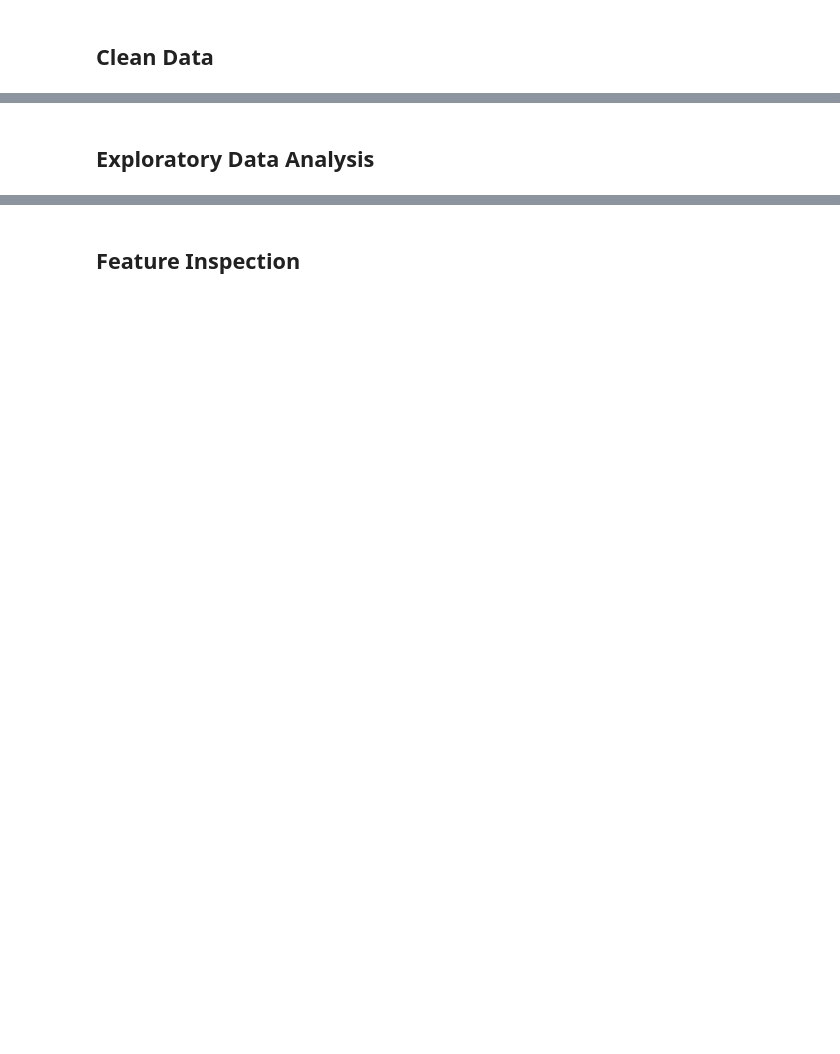
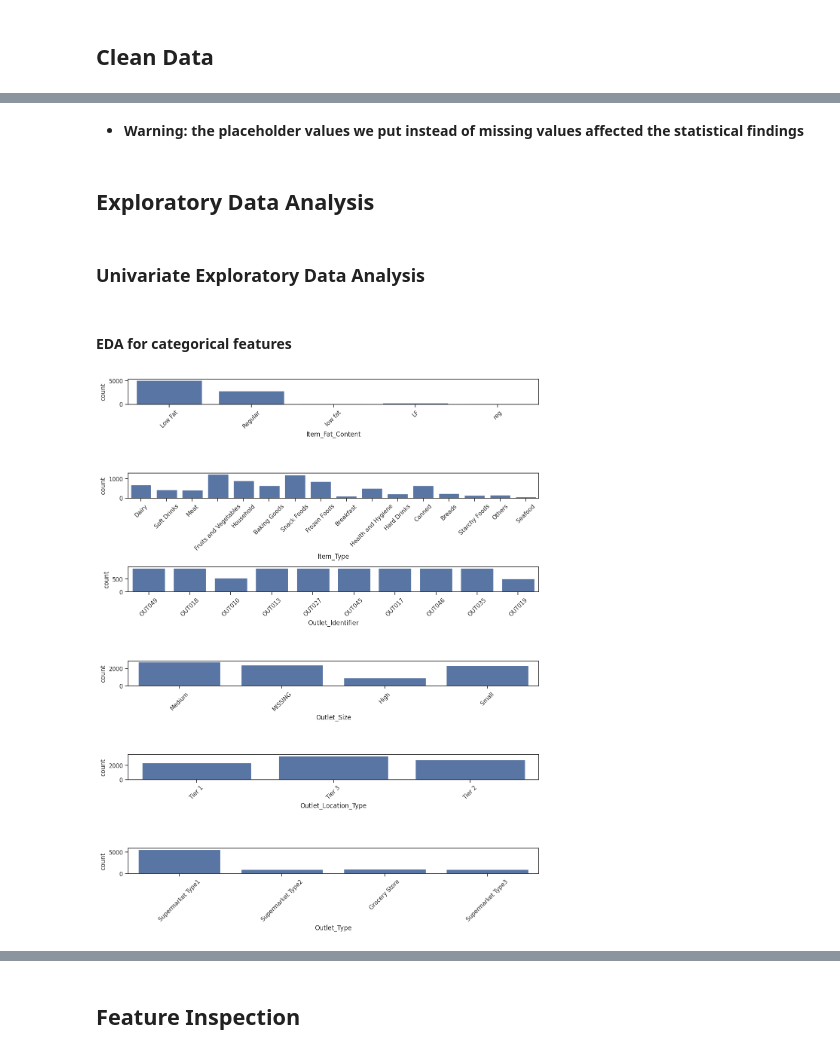
Before and after one commit to YassinDhaya/Prediction-of-Product-Sales, a Jupyter notebook: Prediction_of_Product_Sales.ipynb, the cells around one changed output, grey strips where cells are left out. Drawn from its saved outputs; the diff is of its cells as text; code cells hidden in the pictures; blank space fills up the shorter version.

```diff
--- a/Prediction_of_Product_Sales.ipynb
+++ b/Prediction_of_Product_Sales.ipynb
@@ -12,0 +165,4 @@
+# %%
+# save list of numeric column names (Hint: select_dtypes)
+num_cols = df.select_dtypes('number').columns
+num_cols
@@ -12,0 +173,3 @@
+# %%
+# use the list of num columns to fill null values with -1
+df[num_cols] = df[num_cols].fillna(-1)
@@ -12,0 +199,4 @@
+# %%
+# Save a list of object columns
+obj_cols = df.select_dtypes('object').columns
+obj_cols
@@ -12,0 +226,8 @@
+# %%
+# loop through the list of string columns
+for i in obj_cols:
+  v = df[i].value_counts()
+  # print the value counts for the column
+  print(f'The value count of {i} is\n{v}')
+  # Print an empty line for readability
+  print('\n')
@@ -13,2 +287,28 @@
+# %% [markdown]
+- **Warning: the placeholder values we put instead of missing values affected the statistical findings**
 # %% [markdown]
 ## Exploratory Data Analysis
+# %% [markdown]
+### Univariate Exploratory Data Analysis
+# %% [markdown]
+#### EDA for categorical features
+# %%
+import matplotlib.pyplot as plt
+import seaborn as sns
+# Assuming you have your DataFrame `df1` already prepared
+df2= df[cat_cols].drop(columns= ['Item_Identifier'])
+cat_cols_len = len(df2.columns)
+# Create subplots efficiently using `subplots_adjust`
+fig, axes = plt.subplots(nrows=len(df2.columns), ncols=1, figsize=(12,15))  # Adjust figsize as needed
+
+# Iterate through columns and create boxplots on respective axes
+for i, col in enumerate(df2.columns):
+    p3 = sns.countplot(data=df2, x=col, ax=axes[i])  # Use axes[i] for direct assignment
+    p3.set_xticklabels(p3.get_xticklabels(), rotation=45);
+
+plt.tight_layout();  # Adjust spacing between subplots
+
+# Display the plot
+plt.show();
+# %% [output]
+[figure, added]
```
Also changed, not shown: parts of 45 cells of this notebook.
